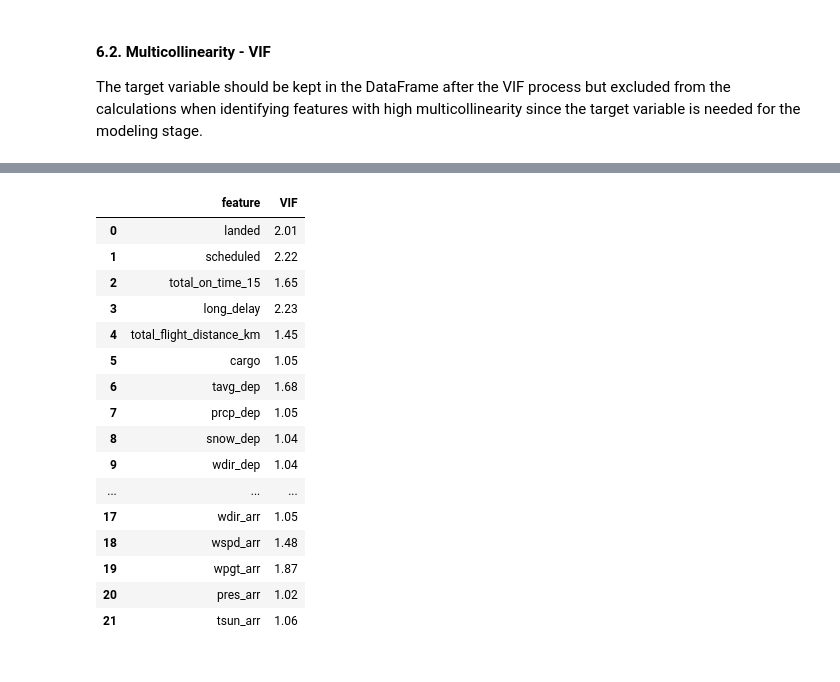
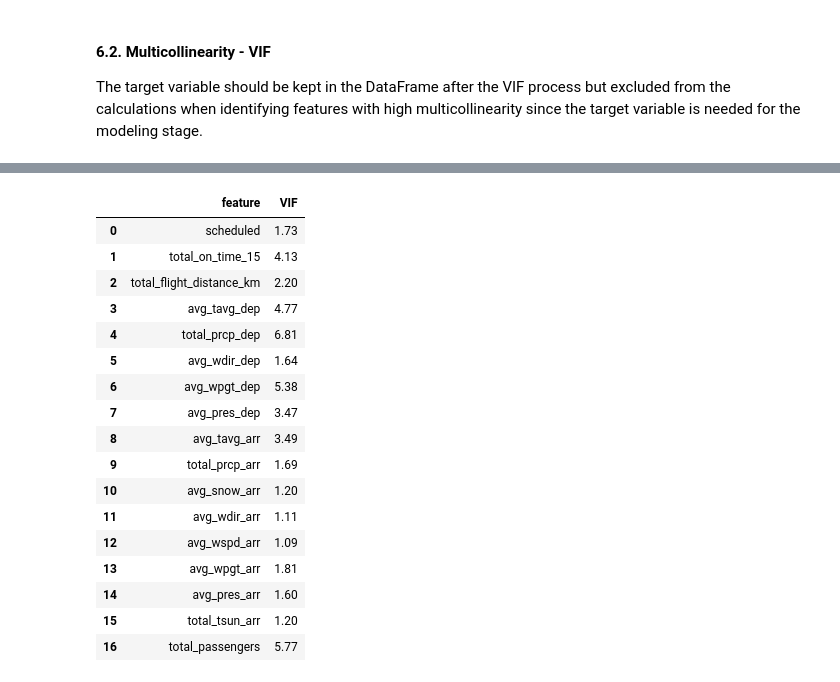
Before and after one commit to DT-Service-Consulting/avstats, a Jupyter notebook: avstats/AvStats_EDA.ipynb, the cells around one changed output, grey strips where cells are left out. Saved outputs shown, nothing was run; the diff lists cells and outputs as text; code cells hidden in the pictures.

```diff
--- a/avstats/AvStats_EDA.ipynb
+++ b/avstats/AvStats_EDA.ipynb
@@ -580,23 +591,24 @@ DataFrame saved to ..\data\df_vif_passengers.csv
 # %%
-vif_data_weather
+vif_data_passengers
 # %% [output]
 |  | feature | VIF |
-| 0 | landed | 2.01 |
-| 1 | scheduled | 2.22 |
-| 2 | total_on_time_15 | 1.65 |
-| 3 | long_delay | 2.23 |
-| 4 | total_flight_distance_km | 1.45 |
-| 5 | cargo | 1.05 |
-| 6 | tavg_dep | 1.68 |
-| 7 | prcp_dep | 1.05 |
-| 8 | snow_dep | 1.04 |
-| 9 | wdir_dep | 1.04 |
-| ... | ... | ... |
-| 17 | wdir_arr | 1.05 |
-| 18 | wspd_arr | 1.48 |
-| 19 | wpgt_arr | 1.87 |
-| 20 | pres_arr | 1.02 |
-| 21 | tsun_arr | 1.06 |
+| 0 | scheduled | 1.73 |
+| 1 | total_on_time_15 | 4.13 |
+| 2 | total_flight_distance_km | 2.20 |
+| 3 | avg_tavg_dep | 4.77 |
+| 4 | total_prcp_dep | 6.81 |
+| 5 | avg_wdir_dep | 1.64 |
+| 6 | avg_wpgt_dep | 5.38 |
+| 7 | avg_pres_dep | 3.47 |
+| 8 | avg_tavg_arr | 3.49 |
+| 9 | total_prcp_arr | 1.69 |
+| 10 | avg_snow_arr | 1.20 |
+| 11 | avg_wdir_arr | 1.11 |
+| 12 | avg_wspd_arr | 1.09 |
+| 13 | avg_wpgt_arr | 1.81 |
+| 14 | avg_pres_arr | 1.60 |
+| 15 | total_tsun_arr | 1.20 |
+| 16 | total_passengers | 5.77 |
 # %%
 fig, axes = plt.subplots(1, 2, figsize=(25, 10))
 
```
Also changed, not shown: parts of 9 cells of this notebook, 6 other files.
